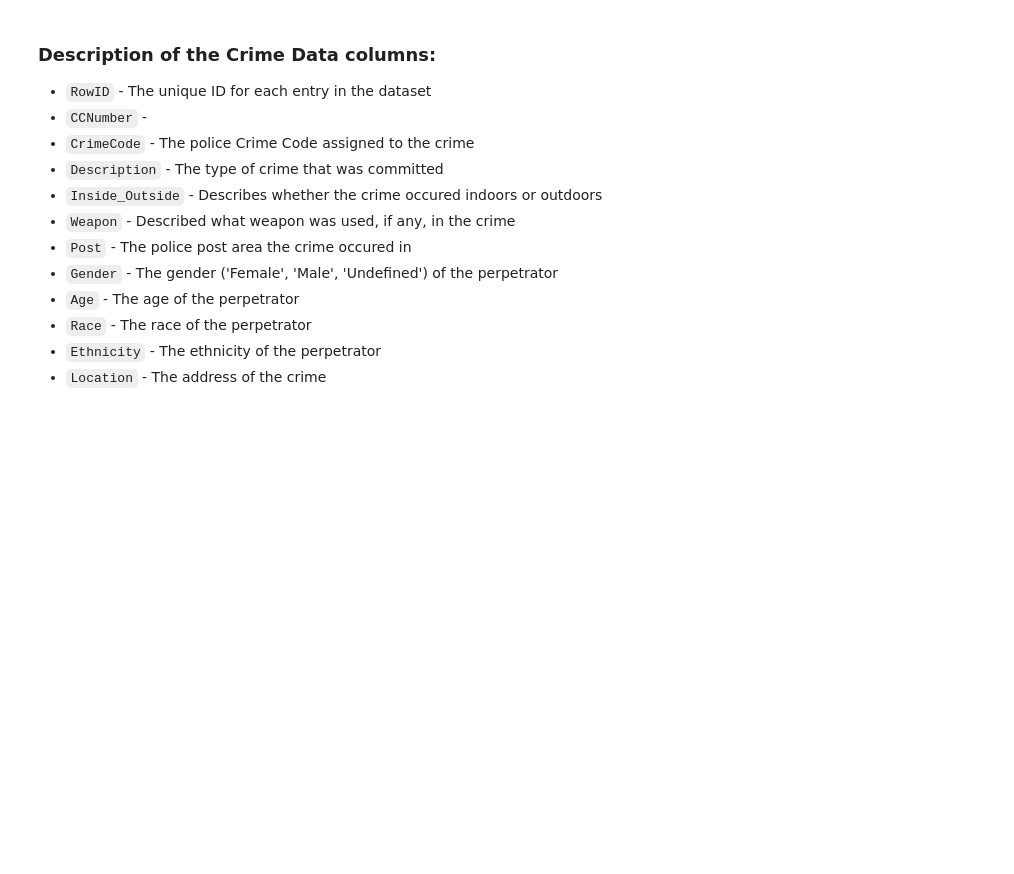
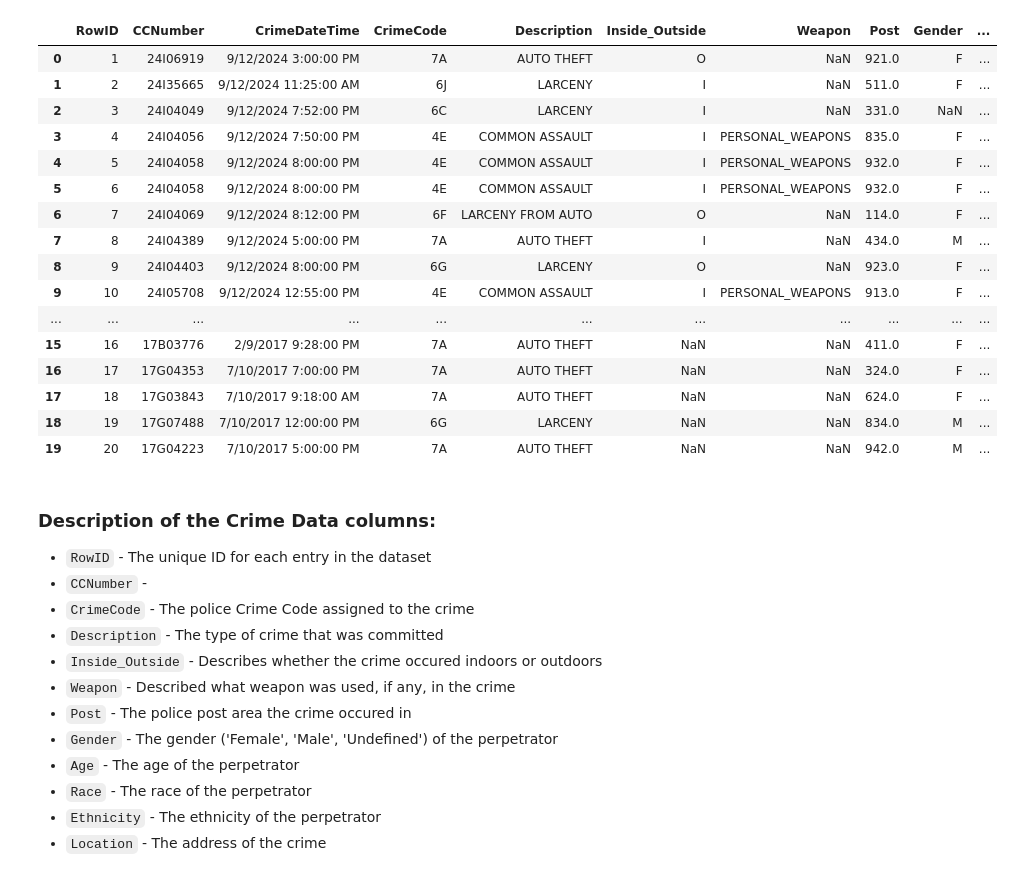
Before and after one commit to mariap13/CMSC320-FinalProject, a Jupyter notebook: CMSC320_Final_Project_MP_KRT.ipynb, the cells around one changed output. Saved outputs shown, nothing was run; the diff lists cells and outputs as text; code cells hidden in the pictures; blank space fills up the shorter version.

```diff
--- a/CMSC320_Final_Project_MP_KRT.ipynb
+++ b/CMSC320_Final_Project_MP_KRT.ipynb
@@ -60,0 +42,5 @@ df.head(20)
+# %%
+# CODE FOR READING DATA INTO CSV FILE
+df = pd.read_csv('/content/Part1_Crime_Beta_5307206680000182585.csv', on_bad_lines='skip')
+pd.options.display.max_columns = None
+df.info()
@@ -61,6 +65,24 @@ df.head(20)
 # %%
 pd.options.display.max_columns = None
-crime_data.head(20)
+df.head(20)
+# %% [output]
+|  | RowID | CCNumber | CrimeDateTime | CrimeCode | Description | Inside_Outside | Weapon | Post | Gender | ... |
+| 0 | 1 | 24I06919 | 9/12/2024 3:00:00 PM | 7A | AUTO THEFT | O | NaN | 921.0 | F | ... |
+| 1 | 2 | 24I35665 | 9/12/2024 11:25:00 AM | 6J | LARCENY | I | NaN | 511.0 | F | ... |
+| 2 | 3 | 24I04049 | 9/12/2024 7:52:00 PM | 6C | LARCENY | I | NaN | 331.0 | NaN | ... |
+| 3 | 4 | 24I04056 | 9/12/2024 7:50:00 PM | 4E | COMMON ASSAULT | I | PERSONAL_WEAPONS | 835.0 | F | ... |
+| 4 | 5 | 24I04058 | 9/12/2024 8:00:00 PM | 4E | COMMON ASSAULT | I | PERSONAL_WEAPONS | 932.0 | F | ... |
+| 5 | 6 | 24I04058 | 9/12/2024 8:00:00 PM | 4E | COMMON ASSAULT | I | PERSONAL_WEAPONS | 932.0 | F | ... |
+| 6 | 7 | 24I04069 | 9/12/2024 8:12:00 PM | 6F | LARCENY FROM AUTO | O | NaN | 114.0 | F | ... |
+| 7 | 8 | 24I04389 | 9/12/2024 5:00:00 PM | 7A | AUTO THEFT | I | NaN | 434.0 | M | ... |
+| 8 | 9 | 24I04403 | 9/12/2024 8:00:00 PM | 6G | LARCENY | O | NaN | 923.0 | F | ... |
+| 9 | 10 | 24I05708 | 9/12/2024 12:55:00 PM | 4E | COMMON ASSAULT | I | PERSONAL_WEAPONS | 913.0 | F | ... |
+| ... | ... | ... | ... | ... | ... | ... | ... | ... | ... | ... |
+| 15 | 16 | 17B03776 | 2/9/2017 9:28:00 PM | 7A | AUTO THEFT | NaN | NaN | 411.0 | F | ... |
+| 16 | 17 | 17G04353 | 7/10/2017 7:00:00 PM | 7A | AUTO THEFT | NaN | NaN | 324.0 | F | ... |
+| 17 | 18 | 17G03843 | 7/10/2017 9:18:00 AM | 7A | AUTO THEFT | NaN | NaN | 624.0 | F | ... |
+| 18 | 19 | 17G07488 | 7/10/2017 12:00:00 PM | 6G | LARCENY | NaN | NaN | 834.0 | M | ... |
+| 19 | 20 | 17G04223 | 7/10/2017 5:00:00 PM | 7A | AUTO THEFT | NaN | NaN | 942.0 | M | ... |
 # %% [markdown]
 ### Description of the Crime Data columns:
 *   `RowID` - The unique ID for each entry in the dataset
```
Also changed, not shown: parts of 37 cells of this notebook.
